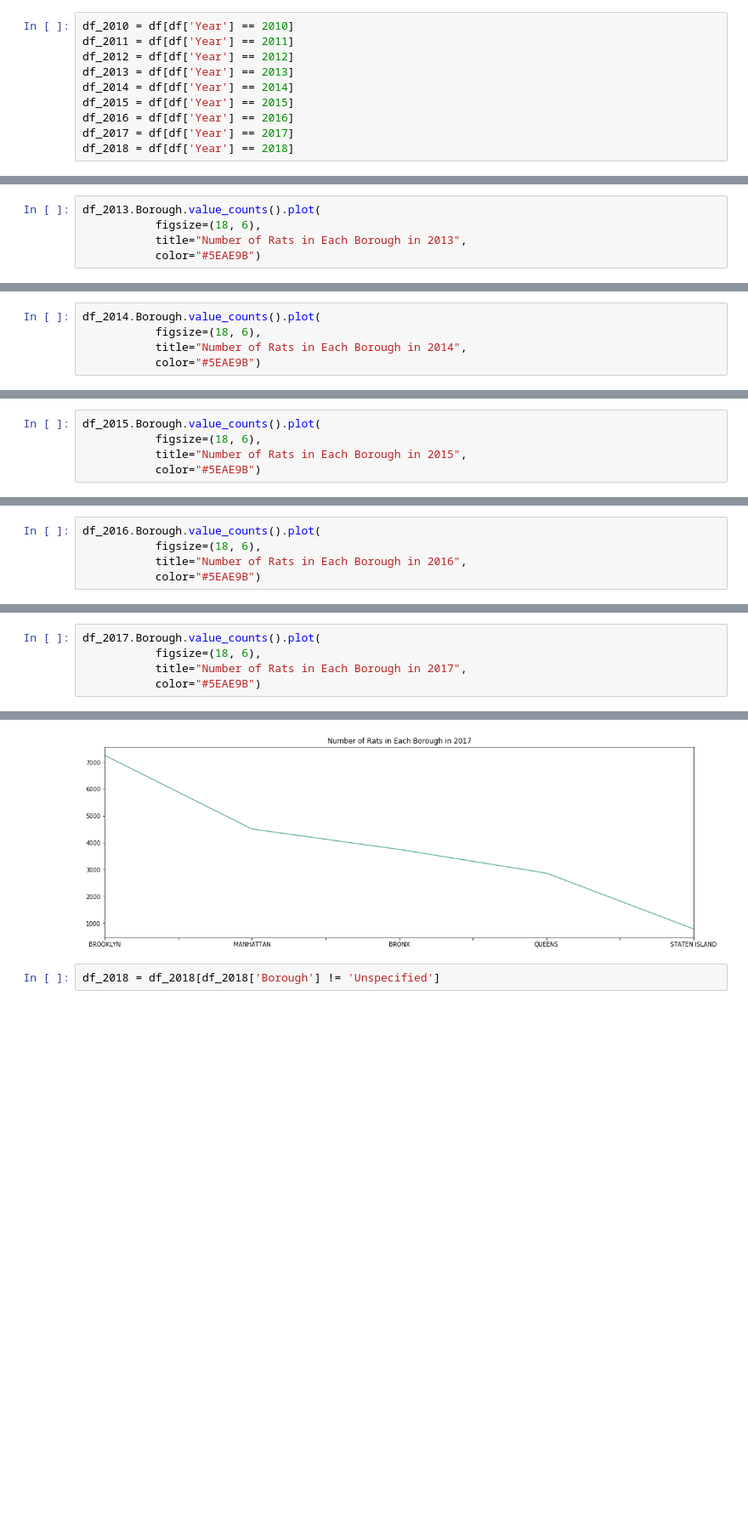
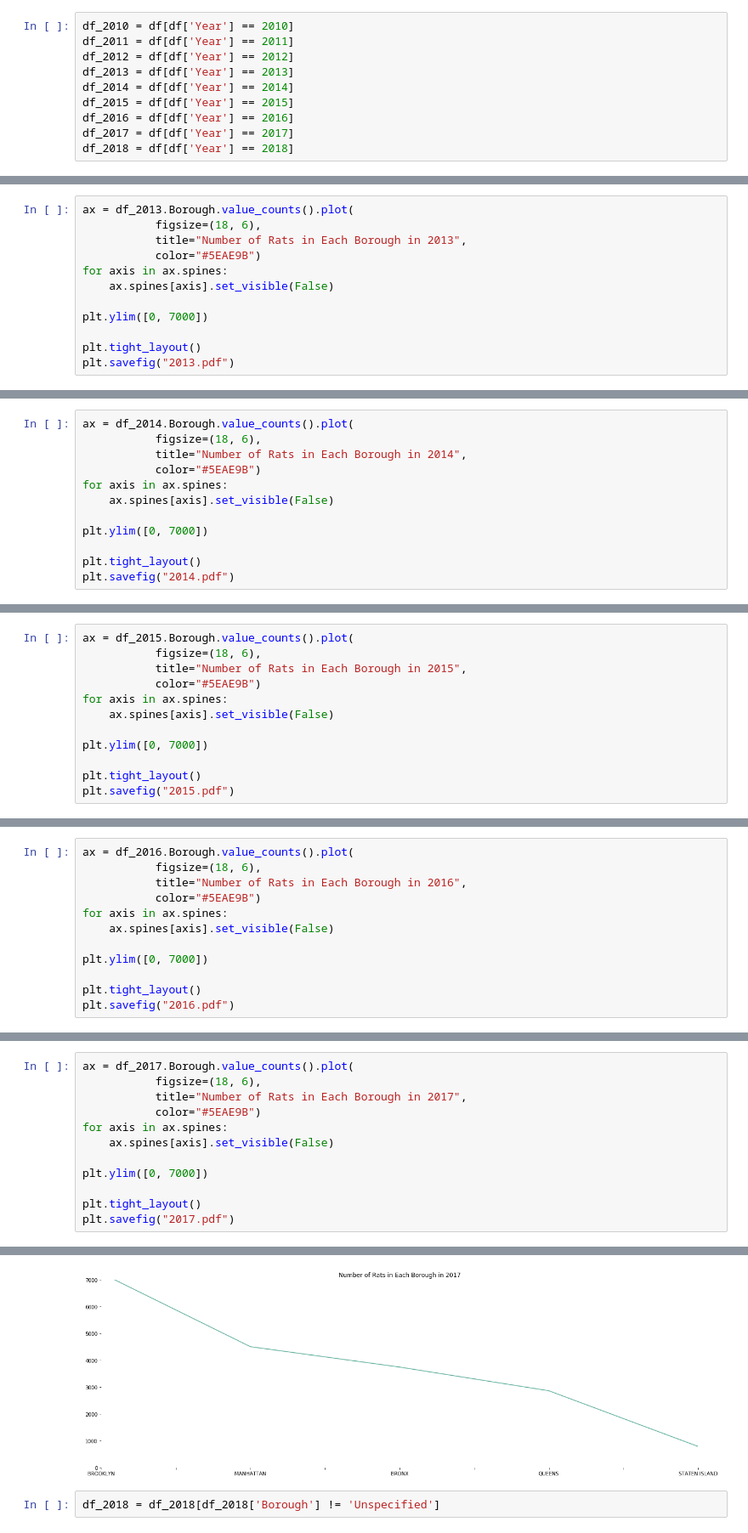
Before and after one commit to aow207/data-studio-projects, a Jupyter notebook: Rats/Rats.ipynb, the cells around one changed output, grey strips where cells are left out. Shown at 85% size. Drawn from its saved outputs; the diff is of its cells as text; blank space fills up the shorter version.

```diff
--- a/Rats/Rats.ipynb
+++ b/Rats/Rats.ipynb
@@ -108,6 +148,13 @@ df_2012.Borough.value_counts().plot(
 # %%
-df_2013.Borough.value_counts().plot(
+ax = df_2013.Borough.value_counts().plot(
            figsize=(18, 6),
            title="Number of Rats in Each Borough in 2013",
            color="#5EAE9B")
+for axis in ax.spines:
+    ax.spines[axis].set_visible(False)
+
+plt.ylim([0, 7000])
+
+plt.tight_layout()
+plt.savefig("2013.pdf")
 # %% [output]
@@ -116,6 +167,13 @@ df_2013.Borough.value_counts().plot(
 # %%
-df_2014.Borough.value_counts().plot(
+ax = df_2014.Borough.value_counts().plot(
            figsize=(18, 6),
            title="Number of Rats in Each Borough in 2014",
            color="#5EAE9B")
+for axis in ax.spines:
+    ax.spines[axis].set_visible(False)
+
+plt.ylim([0, 7000])
+
+plt.tight_layout()
+plt.savefig("2014.pdf")
 # %% [output]
@@ -124,6 +186,13 @@ df_2014.Borough.value_counts().plot(
 # %%
-df_2015.Borough.value_counts().plot(
+ax = df_2015.Borough.value_counts().plot(
            figsize=(18, 6),
            title="Number of Rats in Each Borough in 2015",
            color="#5EAE9B")
+for axis in ax.spines:
+    ax.spines[axis].set_visible(False)
+
+plt.ylim([0, 7000])
+
+plt.tight_layout()
+plt.savefig("2015.pdf")
 # %% [output]
@@ -132,6 +205,13 @@ df_2015.Borough.value_counts().plot(
 # %%
-df_2016.Borough.value_counts().plot(
+ax = df_2016.Borough.value_counts().plot(
            figsize=(18, 6),
            title="Number of Rats in Each Borough in 2016",
            color="#5EAE9B")
+for axis in ax.spines:
+    ax.spines[axis].set_visible(False)
+
+plt.ylim([0, 7000])
+
+plt.tight_layout()
+plt.savefig("2016.pdf")
 # %% [output]
@@ -140,6 +224,13 @@ df_2016.Borough.value_counts().plot(
 # %%
-df_2017.Borough.value_counts().plot(
+ax = df_2017.Borough.value_counts().plot(
            figsize=(18, 6),
            title="Number of Rats in Each Borough in 2017",
            color="#5EAE9B")
+for axis in ax.spines:
+    ax.spines[axis].set_visible(False)
+
+plt.ylim([0, 7000])
+
+plt.tight_layout()
+plt.savefig("2017.pdf")
 # %% [output]
@@ -147,3 +237,3 @@ df_2017.Borough.value_counts().plot(
-[figure, old version]
+[figure, new version]
 # %%
 df_2018 = df_2018[df_2018['Borough'] != 'Unspecified']
```
Also changed, not shown: parts of 19 cells of this notebook, 16 other files.
